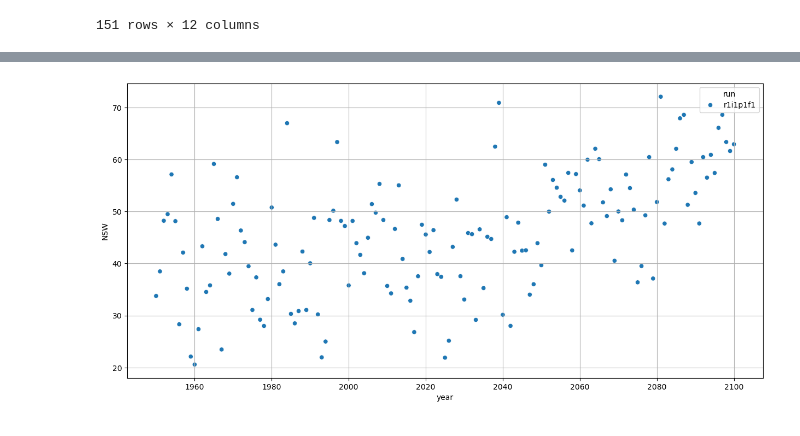
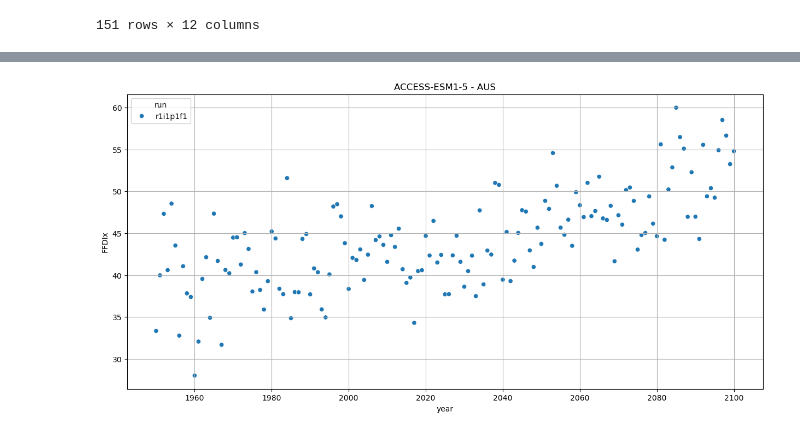
Before and after one commit to DamienIrving/treasury, a Jupyter notebook: ffdi_quick_plot.ipynb, the cells around one changed output, grey strips where cells are left out. Drawn from its saved outputs; the diff is of its cells as text; code cells hidden in the pictures.

Commit message:
Plots

```diff
--- a/ffdi_quick_plot.ipynb
+++ b/ffdi_quick_plot.ipynb
@@ -3,7 +3,19 @@ import pandas as pd
 import matplotlib.pyplot as plt
 import seaborn as sns
 # %%
-infile = '/g/data/xv83/dbi599/treasury/FFDI/ACCESS-ESM1-5/ssp370/FFDIx_yr_ACCESS-ESM1-5_ssp370_r1i1p1f1_aus-states_1850-2100.csv'
+infiles = {}
+infiles['FFDIx'] = {
+    'ACCESS-ESM1-5': '/g/data/xv83/dbi599/treasury/FFDI/ACCESS-ESM1-5/ssp370/FFDIx_yr_ACCESS-ESM1-5_ssp370_r1i1p1f1_aus-states_1850-2100.csv',
+}
+infiles['FFDIgt99p'] = {
+    'ACCESS-ESM1-5': '/g/data/xv83/dbi599/treasury/FFDI/ACCESS-ESM1-5/ssp370/FFDIgt99p_yr_ACCESS-ESM1-5_ssp370_r1i1p1f1_aus-states_1850-2100.csv',
+}
 # %%
-df = pd.read_csv(infile)
+df_dict = {}
+df_dict['FFDIx'] = {
+    'ACCESS-ESM1-5': pd.read_csv(infiles['FFDIx']['ACCESS-ESM1-5']),
+}
+df_dict['FFDIgt99p'] = {
+    'ACCESS-ESM1-5': pd.read_csv(infiles['FFDIgt99p']['ACCESS-ESM1-5']),
+}
 # %%
@@ -25,13 +53,21 @@ df
 # %%
-fig, ax = plt.subplots(figsize=[15,7])
-sns.scatterplot(
-    ax=ax,
-    data=df,
-    x='year',
-    y='NSW',
-    hue='run'
-)
-ax.grid()
-plt.show()
+def plot_location(metric, model, location, start_year=1950):
+    """Scatterplot for a given location"""
+
+    df = df_dict[metric][model]
+    fig, ax = plt.subplots(figsize=[15,7])
+    sns.scatterplot(
+        ax=ax,
+        data=df[df['year'] >= start_year],
+        x='year',
+        y=location,
+        hue='run',
+    )
+    ax.set_ylabel(metric)
+    ax.set_title(f'{model} - {location}')
+    ax.grid()
+    plt.show()
-# %% [output]
-[figure, removed]
+# %%
+plot_location('FFDIx', 'ACCESS-ESM1-5', 'AUS')
+# %% [output]
+[figure, added]
```
Also changed, not shown: parts of 5 cells of this notebook, 2 other files.
